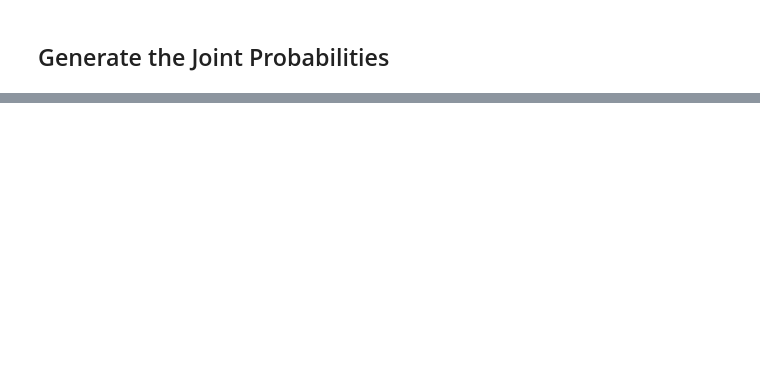
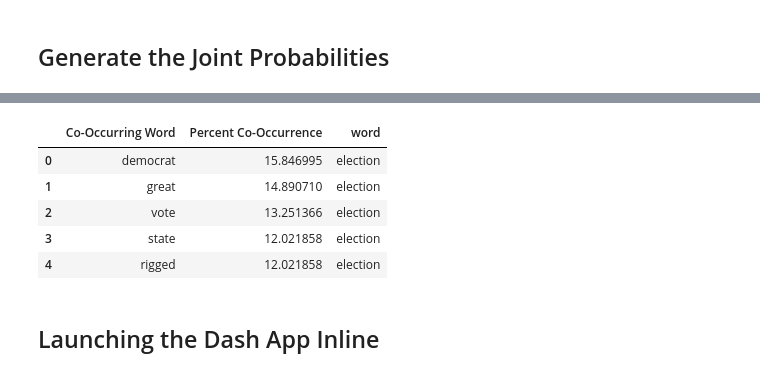
Before and after one commit to caitlynvanheest/condProbTrumpsTweets, a Jupyter notebook: condProbTrumpsTweets/notebooks/1.0-notebook.ipynb, the cells around one changed output, grey strips where cells are left out. Drawn from its saved outputs; the diff is of its cells as text; code cells hidden in the pictures; blank space fills up the shorter version.

```diff
--- a/condProbTrumpsTweets/notebooks/1.0-notebook.ipynb
+++ b/condProbTrumpsTweets/notebooks/1.0-notebook.ipynb
@@ -136,6 +169,10 @@ We need to decide:]
 ### Processing the Text
 # %%
 # add appropriate words that will be ignored in the analysis
-# rt: retweet, amp: &
-ADDITIONAL_STOPWORDS = ['rt','amp']
+# rt: retweet, amp: &,
+# alphabet because we think url lemmatization is resulting in a bunch of single character words
+ADDITIONAL_STOPWORDS = [
+    'rt', 'amp', 'a', 'b', 'c', 'd', 'e', 'f', 'g', 'h', 'i', 'j', 'k', 'l',
+    'm', 'n', 'o', 'p', 'q', 'r', 's', 't', 'u', 'v', 'w', 'x', 'y', 'z'
+]
 # %% [markdown]
@@ -245,0 +459,43 @@ fig.show()
+# %%
+# start by generating function output for one word
+rootSeries = topNCooccur('election', 25)
+
+# convert this to a dataframe
+rootDf = pd.DataFrame(rootSeries).reset_index()
+
+# add the initial word
+rootDf['word'] = 'election'
+
+dashWords = [
+    'fraud', 'vote', 'loser', 'impeachment', 'hillary', 'joe', 'bernie',
+    'mcconnell', 'illegal', 'usa', 'china', 'xi', 'russia', 'ukraine', 'iran',
+    'korea', 'blm', 'floyd', 'police', 'mexico', 'military', 'trudeau',
+    'merkel', 'nuclear', 'negotiate', 'wall', 'america', 'maga', 'foxnews',
+    'cnn', 'covid', 'vaccine', 'fauci', 'climate', 'protest', 'riot',
+    'socialism', 'shooting', 'gun', 'pipeline',
+    'separation', 'proud', 'muslim','iraq','iran','tariff', 'hoax','putin'
+]
+
+# dedupe dashWords just in case
+dashWords = list(set(dashWords))
+
+for dashWord in sorted(dashWords):
+    tempSeries = topNCooccur(dashWord, 25)
+    tempDf = pd.DataFrame(tempSeries).reset_index()
+    tempDf['word'] = dashWord
+
+    rootDf = pd.concat([rootDf, tempDf])
+
+rootDf.shape
+rootDf.columns = ['Co-Occurring Word', 'Percent Co-Occurrence', 'word']
+# %%
+rootDf[:5]
+# %% [output]
+|  | Co-Occurring Word | Percent Co-Occurrence | word |
+| 0 | democrat | 15.846995 | election |
+| 1 | great | 14.890710 | election |
+| 2 | vote | 13.251366 | election |
+| 3 | state | 12.021858 | election |
+| 4 | rigged | 12.021858 | election |
+# %% [markdown]
+## Launching the Dash App Inline
```
Also changed, not shown: parts of 40 cells of this notebook.
